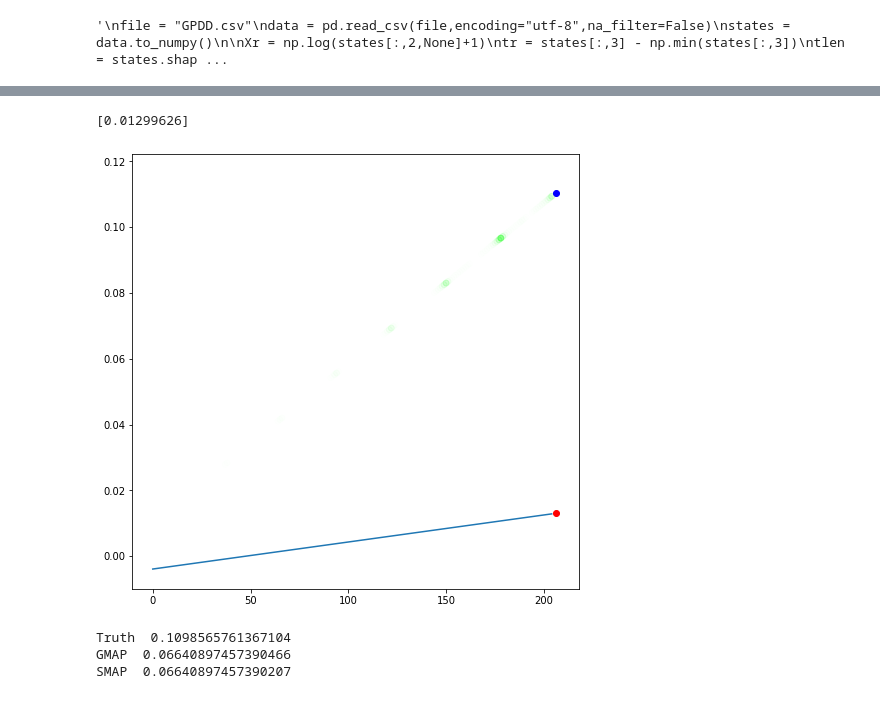
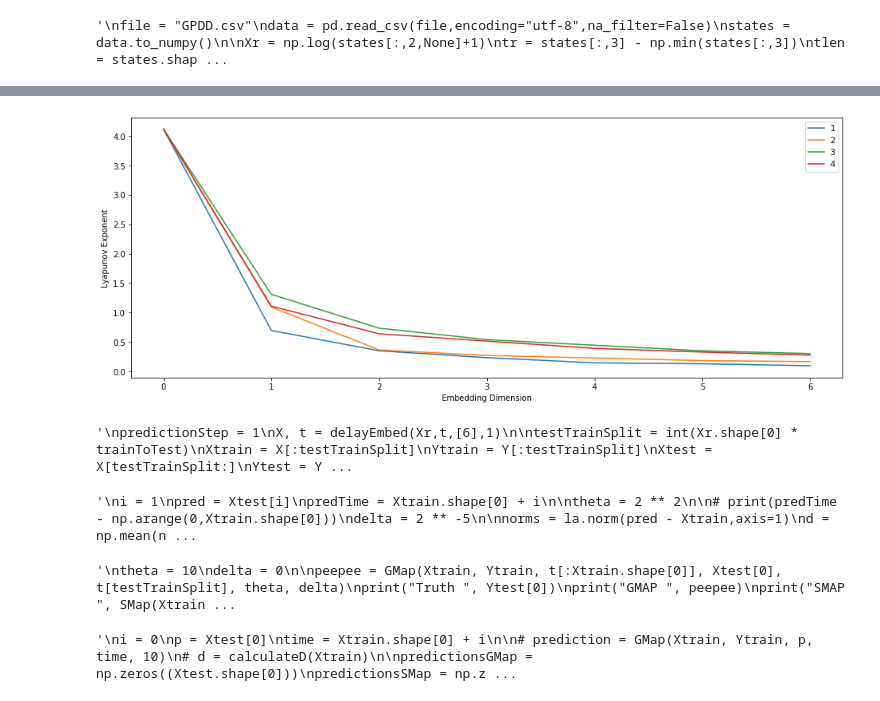
Before and after one commit to kenflat2/Nonlinear-Regression, a Jupyter notebook: Nonstationary SMap.ipynb, the cells around one changed output, grey strips where cells are left out. Saved outputs shown, nothing was run; the diff lists cells and outputs as text; code cells hidden in the pictures.

Commit message:
Did some more GMap work, trying to get clean optimization things working

```diff
--- a/Nonstationary SMap.ipynb
+++ b/Nonstationary SMap.ipynb
@@ -290,13 +337,24 @@ tandtplus1(Xr)
+# %%
+FNNplot(Xr, 6, 4)
+# %% [output]
+[figure, added]
 # %%
+X, t = delayEmbed(Xr,t,[6],1)
+
+"""
 predictionStep = 1
-X, Y = delayEmbed(Xr,t,[10],1)
+X, t = delayEmbed(Xr,t,[6],1)
 
 testTrainSplit = int(Xr.shape[0] * trainToTest)
 Xtrain = X[:testTrainSplit]
 Ytrain = Y[:testTrainSplit]
 Xtest = X[testTrainSplit:]
 Ytest = Y[testTrainSplit:]
+"""
+# %% [output]
+'\npredictionStep = 1\nX, t = delayEmbed(Xr,t,[6],1)\n\ntestTrainSplit = int(Xr.shape[0] * trainToTest)\nXtrain = X[:testTrainSplit]\nYtrain = Y[:testTrainSplit]\nXtest = X[testTrainSplit:]\nYtest = Y ...
 # %%
+"""
 i = 1
 pred = Xtest[i]
 predTime = Xtrain.shape[0] + i
@@ -341,8 +399,8 @@ axKernel.scatter(predTime, Ytest[i], c="blue")
 # axKernel[1].scatter(np.arange(Ytrain.shape[0]),np.arange(Ytrain.shape[0])*V[0,0])
 # axKernel.imshow(kernel)
 plt.show()
+"""
 # %% [output]
-[0.01299626]
+'\ni = 1\npred = Xtest[i]\npredTime = Xtrain.shape[0] + i\n\ntheta = 2 ** 2\n\n# print(predTime - np.arange(0,Xtrain.shape[0]))\ndelta = 2 ** -5\n\nnorms = la.norm(pred - Xtrain,axis=1)\nd = np.mean(n ...
-[figure, removed]
 # %%
 # SMap
@@ -446,4 +493,5 @@ def GMap(X, Y, T, x, t, theta, delta):
 # %%
+"""
 theta = 10
 delta = 0
 
@@ -451,11 +499,11 @@ peepee = GMap(Xtrain, Ytrain, t[:Xtrain.shape[0]], Xtest[0], t[testTrainSplit],
 print("Truth ", Ytest[0])
 print("GMAP ", peepee)
 print("SMAP ", SMap(Xtrain, Ytrain, Xtest[0], theta))
+"""
 # %% [output]
-Truth  0.1098565761367104
-GMAP  0.06640897457390466
-SMAP  0.06640897457390207
+'\ntheta = 10\ndelta = 0\n\npeepee = GMap(Xtrain, Ytrain, t[:Xtrain.shape[0]], Xtest[0], t[testTrainSplit], theta, delta)\nprint("Truth ", Ytest[0])\nprint("GMAP ", peepee)\nprint("SMAP ", SMap(Xtrain ...
 # %%
+"""
 i = 0
 p = Xtest[0]
 time = Xtrain.shape[0] + i
@@ -470,6 +518,9 @@ for i in range(Xtest.shape[0]):
     # predictionsGMap[i] = GMap(Xtrain, Ytrain, Xtest[i], Xtrain.shape[0] + i, 30)
     predictionsSMap[i] = SMap(Xtrain, Ytrain, Xtest[i], 30)
     predictionsGMap[i] = GMap(Xtrain, Ytrain, t[:testTrainSplit], Xtest[i], t[testTrainSplit+i], 30, 0)
+    """
+# %% [output]
+'\ni = 0\np = Xtest[0]\ntime = Xtrain.shape[0] + i\n\n# prediction = GMap(Xtrain, Ytrain, p, time, 10)\n# d = calculateD(Xtrain)\n\npredictionsGMap = np.zeros((Xtest.shape[0]))\npredictionsSMap = np.z ...
 # %%
 # steps ahead prediction
 # %%
```
Also changed, not shown: parts of 18 cells of this notebook, 2 other files.
